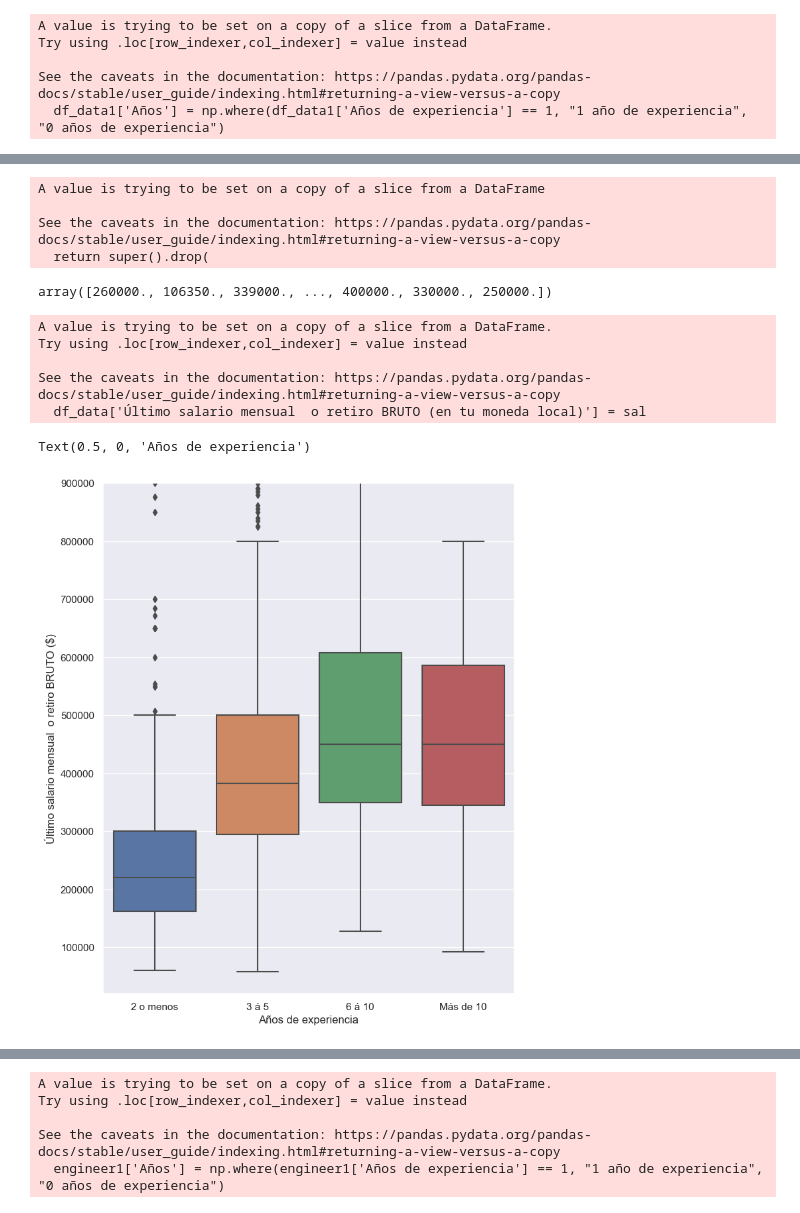
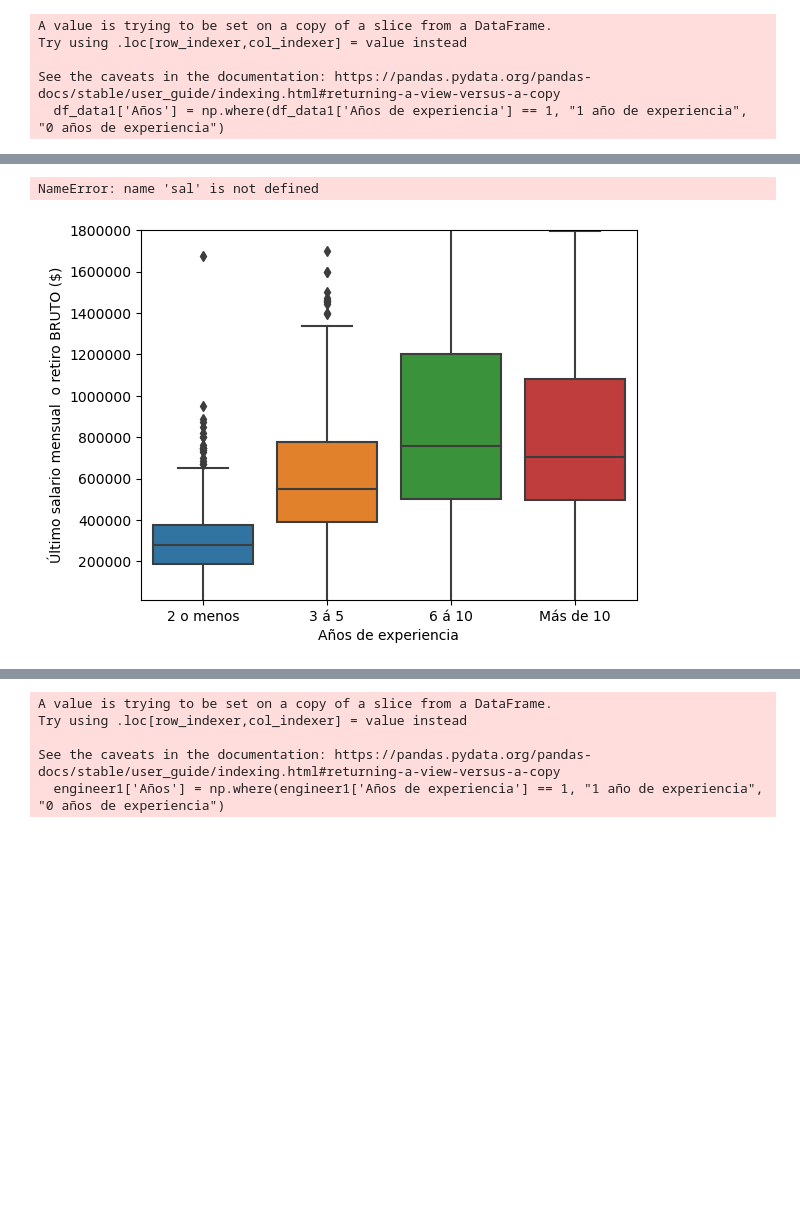
Before and after one commit to MauMN/python-projects, a Jupyter notebook: Sysarmy/Sysarmy analysis.ipynb, the cells around one changed output, grey strips where cells are left out. Saved outputs shown, nothing was run; the diff lists cells and outputs as text; code cells hidden in the pictures; blank space fills up the shorter version.

```diff
--- a/Sysarmy/Sysarmy analysis.ipynb
+++ b/Sysarmy/Sysarmy analysis.ipynb
@@ -5,7 +5,7 @@ import numpy as np
 
 CUR_DIR = Path('__file__').resolve().parent
 
-dataframe = pd.read_csv(f'{CUR_DIR}/Sysarmy.csv', encoding='utf-8', delimiter=';')
+dataframe = pd.read_csv(f'{CUR_DIR}/Sysarmy.csv', encoding='latin-1', delimiter=';')
 # %%
 df_caba = dataframe[dataframe['Dónde estás trabajando']=='Ciudad Autónoma de Buenos Aires']
 df_caba.head()
@@ -143,34 +138,23 @@ See the caveats in the documentation: https://pandas.pydata.org/pandas-docs/stab
 5 rows × 44 columns
 # %%
-rows = [70,160,246,361,406,457,589,591,679,732,777,792,803,852,853,854,855,883,979,994,1017,1087]
-for row in rows:
-    df_data.drop(df_data.iloc[row].name, inplace=True)
+# rows = [70,160,246,361,406,457,589,591,679,732,777,792,803,852,853,854,855,883,979,994,1017,1087]
+# for row in rows:
+#     df_data.drop(df_data.iloc[row].name, inplace=True)
-# %% [output]
-A value is trying to be set on a copy of a slice from a DataFrame
-
-See the caveats in the documentation: https://pandas.pydata.org/pandas-docs/stable/user_guide/indexing.html#returning-a-view-versus-a-copy
-  return super().drop(
 # %%
-sal = reformat_salary_column(df_data['Último salario mensual  o retiro BRUTO (en tu moneda local)'])
-sal
+sal = df_data['Último salario mensual  o retiro BRUTO (en tu moneda local)']
-# %% [output]
-array([260000., 106350., 339000., ..., 400000., 330000., 250000.])
 # %%
 df_data['Último salario mensual  o retiro BRUTO (en tu moneda local)'] = sal
 # %% [output]
-A value is trying to be set on a copy of a slice from a DataFrame.
-Try using .loc[row_indexer,col_indexer] = value instead
-
-See the caveats in the documentation: https://pandas.pydata.org/pandas-docs/stable/user_guide/indexing.html#returning-a-view-versus-a-copy
-  df_data['Último salario mensual  o retiro BRUTO (en tu moneda local)'] = sal
+NameError: name 'sal' is not defined
 # %%
+import matplotlib.pyplot as plt
 ax = sns.boxplot(x='Años experiencia', y= 'Último salario mensual  o retiro BRUTO (en tu moneda local)', order = ['2 o menos', '3 á 5', '6 á 10', 'Más de 10'], data=df_data)
-ax.set(ylim=(20000, 900000))
+ax.set(ylim=(15000, 1800000))
 ax.set_ylabel('Último salario mensual  o retiro BRUTO ($)')
 ax.set_xlabel('Años de experiencia')
+plt.ticklabel_format(style='plain', axis='y',useOffset=False)
 # %% [output]
-Text(0.5, 0, 'Años de experiencia')
-[figure, old version]
+[figure, new version]
 # %%
 engineer = dataframe[dataframe['Trabajo de'].str.contains('Data Engineer', na=True)]
 engineer1 = engineer[engineer['Años de experiencia']<=1]
```
Also changed, not shown: parts of 24 cells of this notebook.
